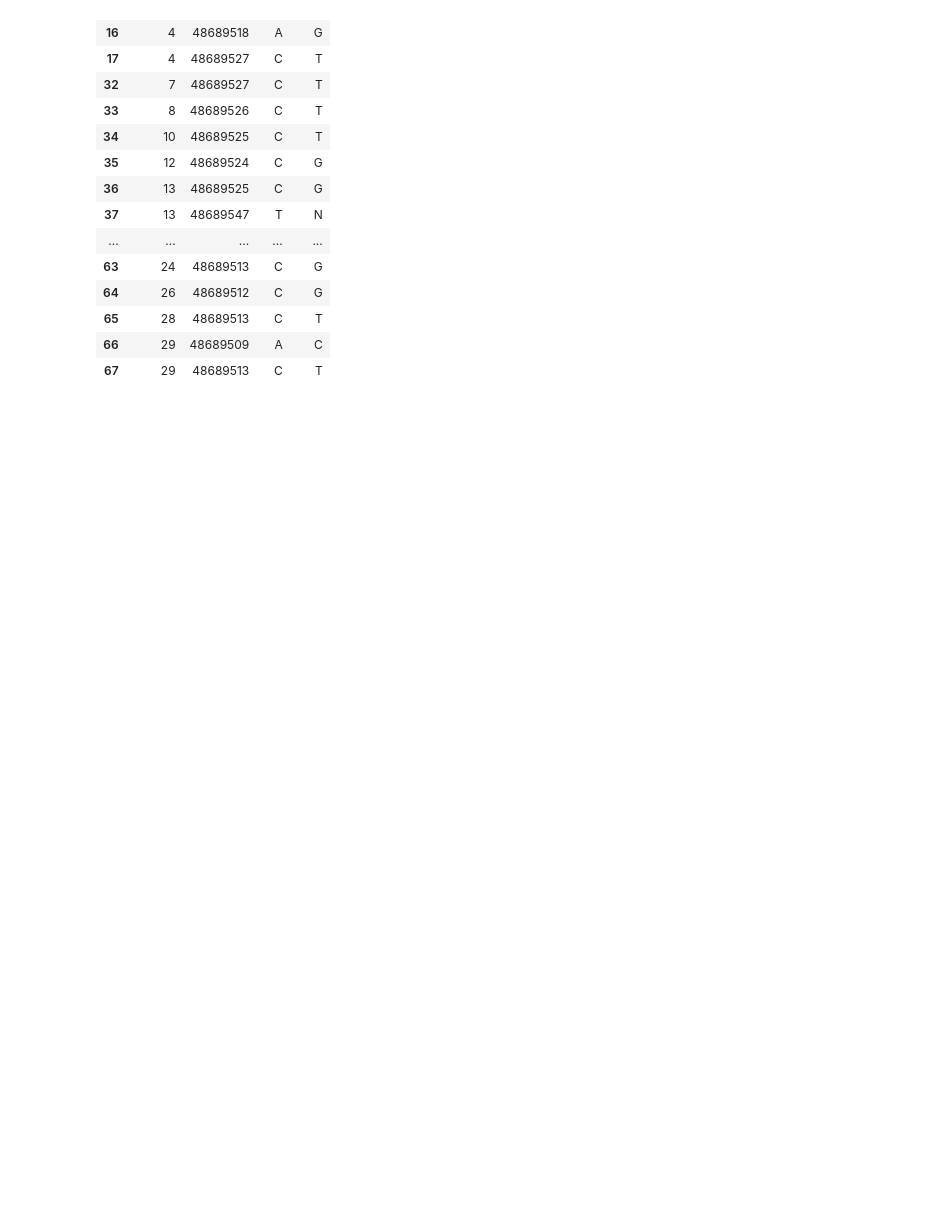
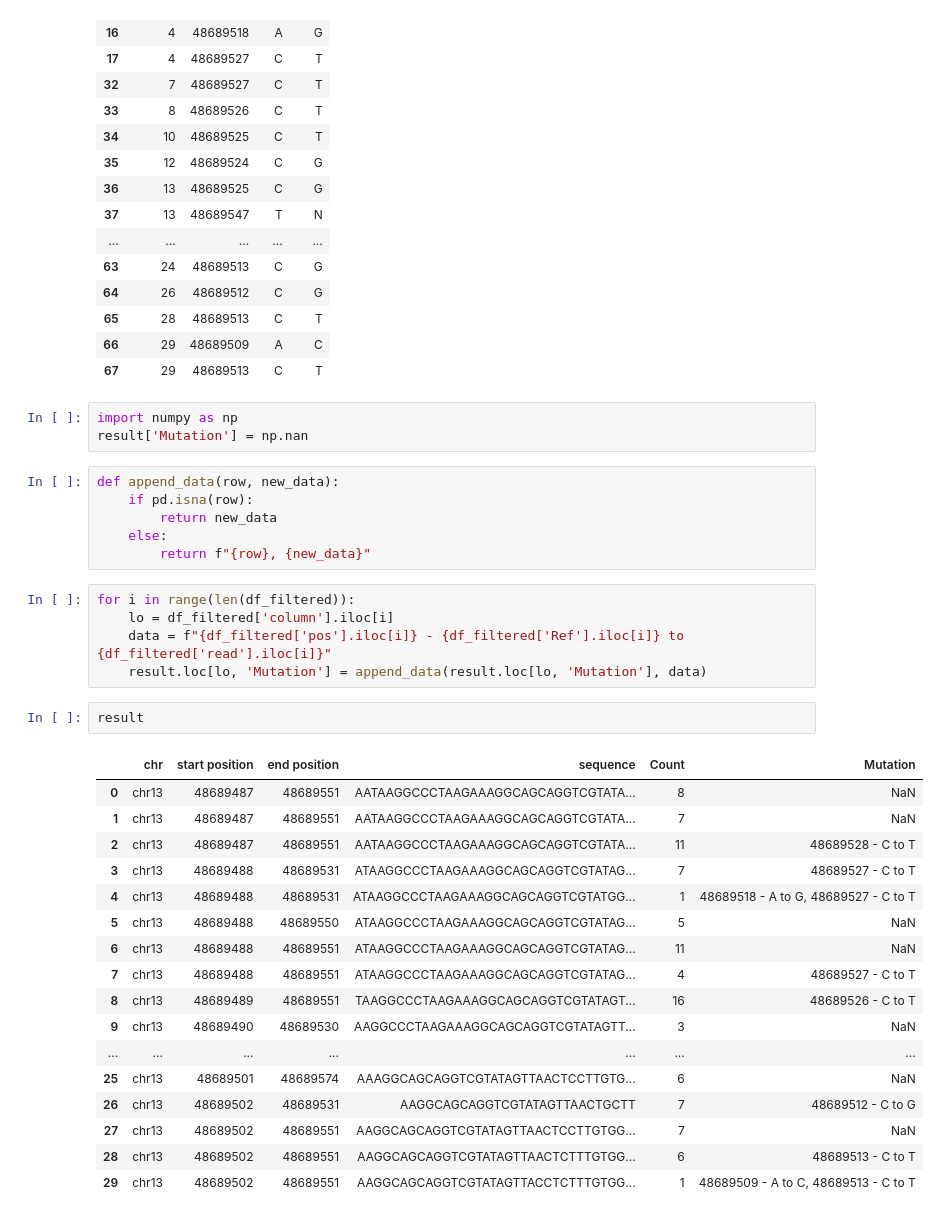
Before and after one commit to EunjinKwon/2024-Bioinformatics, a Jupyter notebook: Project_final.ipynb, the cells around one changed output. Saved outputs shown, nothing was run; the diff lists cells and outputs as text; blank space fills up the shorter version.

Commit message:
Mutation data 넣음

```diff
--- a/Project_final.ipynb
+++ b/Project_final.ipynb
@@ -317,3 +317,37 @@ df_filtered
 | 65 | 28 | 48689513 | C | T |
 | 66 | 29 | 48689509 | A | C |
 | 67 | 29 | 48689513 | C | T |
+# %%
+import numpy as np
+result['Mutation'] = np.nan
+# %%
+def append_data(row, new_data):
+    if pd.isna(row):
+        return new_data
+    else:
+        return f"{row}, {new_data}"
+# %%
+for i in range(len(df_filtered)):
+    lo = df_filtered['column'].iloc[i]
+    data = f"{df_filtered['pos'].iloc[i]} - {df_filtered['Ref'].iloc[i]} to {df_filtered['read'].iloc[i]}"
+    result.loc[lo, 'Mutation'] = append_data(result.loc[lo, 'Mutation'], data)
+# %%
+result
+# %% [output]
+|  | chr | start position | end position | sequence | Count | Mutation |
+| 0 | chr13 | 48689487 | 48689551 | AATAAGGCCCTAAGAAAGGCAGCAGGTCGTATA... | 8 | NaN |
+| 1 | chr13 | 48689487 | 48689551 | AATAAGGCCCTAAGAAAGGCAGCAGGTCGTATA... | 7 | NaN |
+| 2 | chr13 | 48689487 | 48689551 | AATAAGGCCCTAAGAAAGGCAGCAGGTCGTATA... | 11 | 48689528 - C to T |
+| 3 | chr13 | 48689488 | 48689531 | ATAAGGCCCTAAGAAAGGCAGCAGGTCGTATAG... | 7 | 48689527 - C to T |
+| 4 | chr13 | 48689488 | 48689531 | ATAAGGCCCTAAGAAAGGCAGCAGGTCGTATGG... | 1 | 48689518 - A to G, 48689527 - C to T |
+| 5 | chr13 | 48689488 | 48689550 | ATAAGGCCCTAAGAAAGGCAGCAGGTCGTATAG... | 5 | NaN |
+| 6 | chr13 | 48689488 | 48689551 | ATAAGGCCCTAAGAAAGGCAGCAGGTCGTATAG... | 11 | NaN |
+| 7 | chr13 | 48689488 | 48689551 | ATAAGGCCCTAAGAAAGGCAGCAGGTCGTATAG... | 4 | 48689527 - C to T |
+| 8 | chr13 | 48689489 | 48689551 | TAAGGCCCTAAGAAAGGCAGCAGGTCGTATAGT... | 16 | 48689526 - C to T |
+| 9 | chr13 | 48689490 | 48689530 | AAGGCCCTAAGAAAGGCAGCAGGTCGTATAGTT... | 3 | NaN |
+| ... | ... | ... | ... | ... | ... | ... |
+| 25 | chr13 | 48689501 | 48689574 | AAAGGCAGCAGGTCGTATAGTTAACTCCTTGTG... | 6 | NaN |
+| 26 | chr13 | 48689502 | 48689531 | AAGGCAGCAGGTCGTATAGTTAACTGCTT | 7 | 48689512 - C to G |
+| 27 | chr13 | 48689502 | 48689551 | AAGGCAGCAGGTCGTATAGTTAACTCCTTGTGG... | 7 | NaN |
+| 28 | chr13 | 48689502 | 48689551 | AAGGCAGCAGGTCGTATAGTTAACTCTTTGTGG... | 6 | 48689513 - C to T |
+| 29 | chr13 | 48689502 | 48689551 | AAGGCAGCAGGTCGTATAGTTACCTCTTTGTGG... | 1 | 48689509 - A to C, 48689513 - C to T |
```
Also changed, not shown: parts of 1 cell of this notebook.
